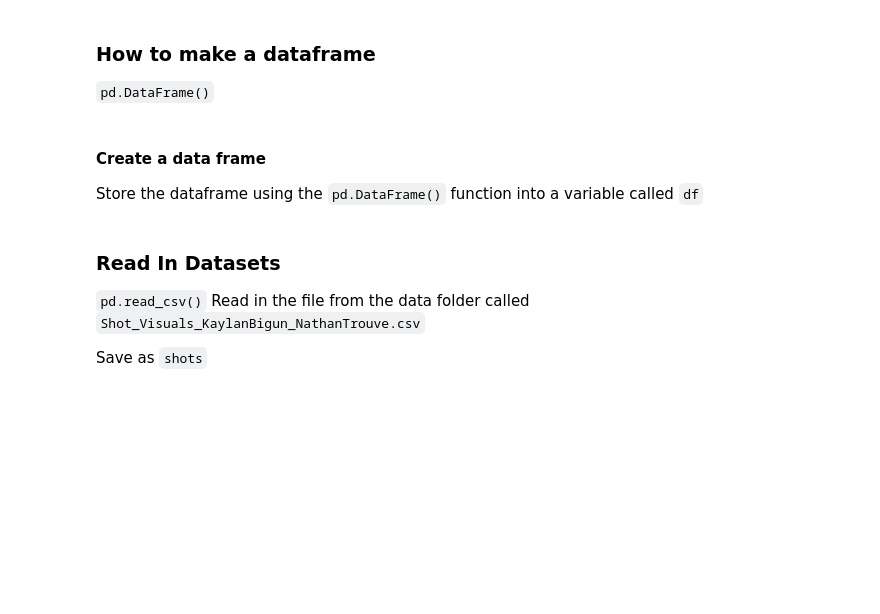
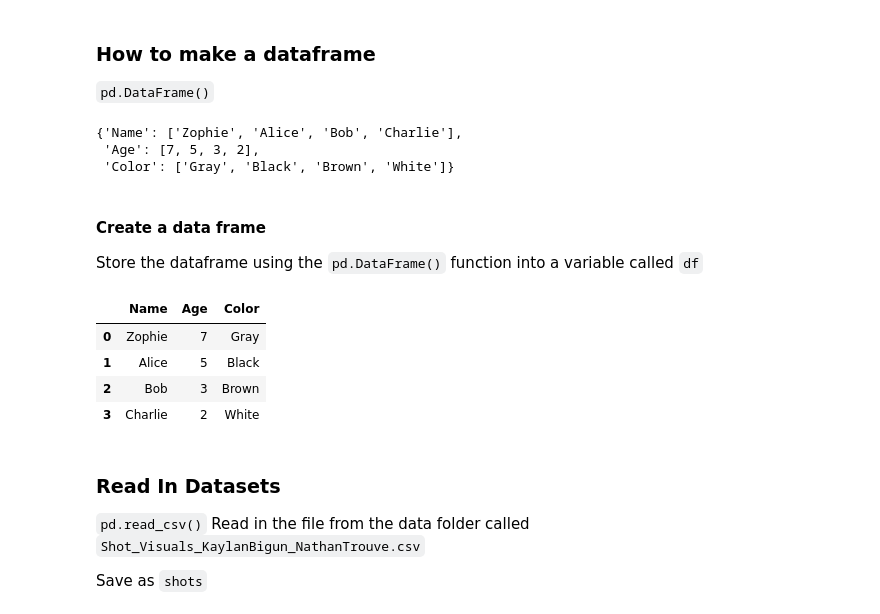
Before and after one commit to cjgimena/consulting-spring2025, a Jupyter notebook: week2_Eshaan.ipynb, the cells around one changed output. Saved outputs shown, nothing was run; the diff lists cells and outputs as text; code cells hidden in the pictures; blank space fills up the shorter version.

```diff
--- a/week2_Eshaan.ipynb
+++ b/week2_Eshaan.ipynb
@@ -21,10 +21,25 @@ pd.set_option("display.max_rows", None)     # Show all rows
 data = {'Name': ['Zophie', 'Alice', 'Bob', 'Charlie'],
         'Age': [7, 5, 3, 2],
         'Color': ['Gray', 'Black', 'Brown', 'White']
-        }                                                       # Called a Python Dictionary
+        }
+
+data                                                     # Called a Python Dictionary
+# %% [output]
+{'Name': ['Zophie', 'Alice', 'Bob', 'Charlie'],
+ 'Age': [7, 5, 3, 2],
+ 'Color': ['Gray', 'Black', 'Brown', 'White']}
 # %% [markdown]
 #### Create a data frame
 Store the dataframe using the `pd.DataFrame()` function into a variable called `df`
+# %%
+df = pd.DataFrame(data)
+df
+# %% [output]
+|  | Name | Age | Color |
+| 0 | Zophie | 7 | Gray |
+| 1 | Alice | 5 | Black |
+| 2 | Bob | 3 | Brown |
+| 3 | Charlie | 2 | White |
 # %% [markdown]
 ### Read In Datasets
 `pd.read_csv()`
```
Also changed, not shown: parts of 2 cells of this notebook, 2 other files.
